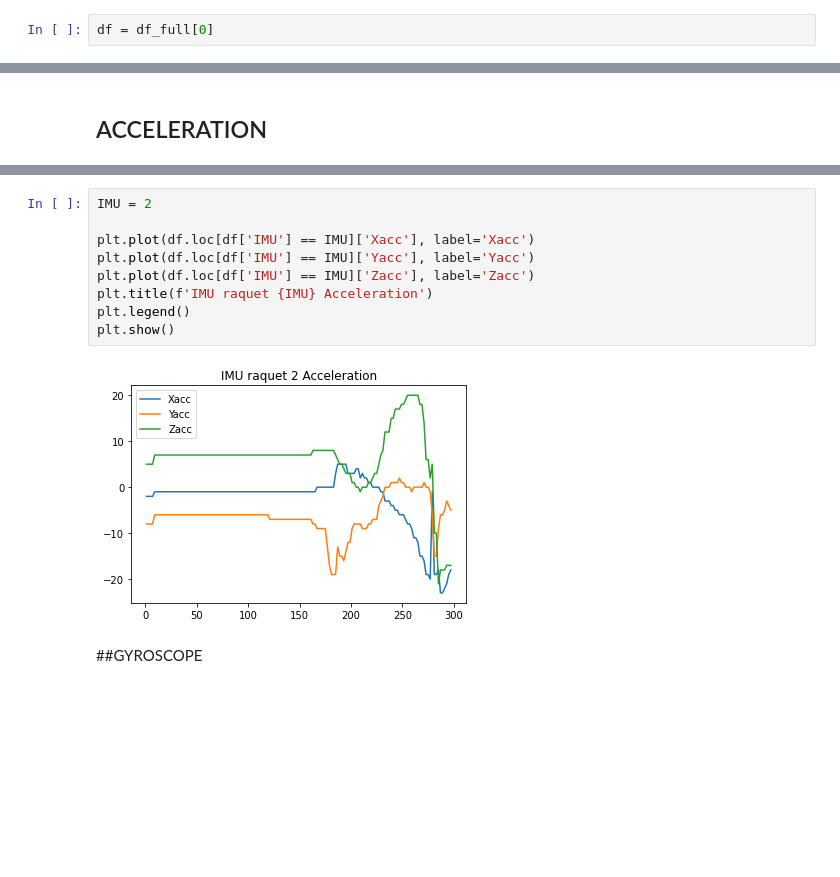
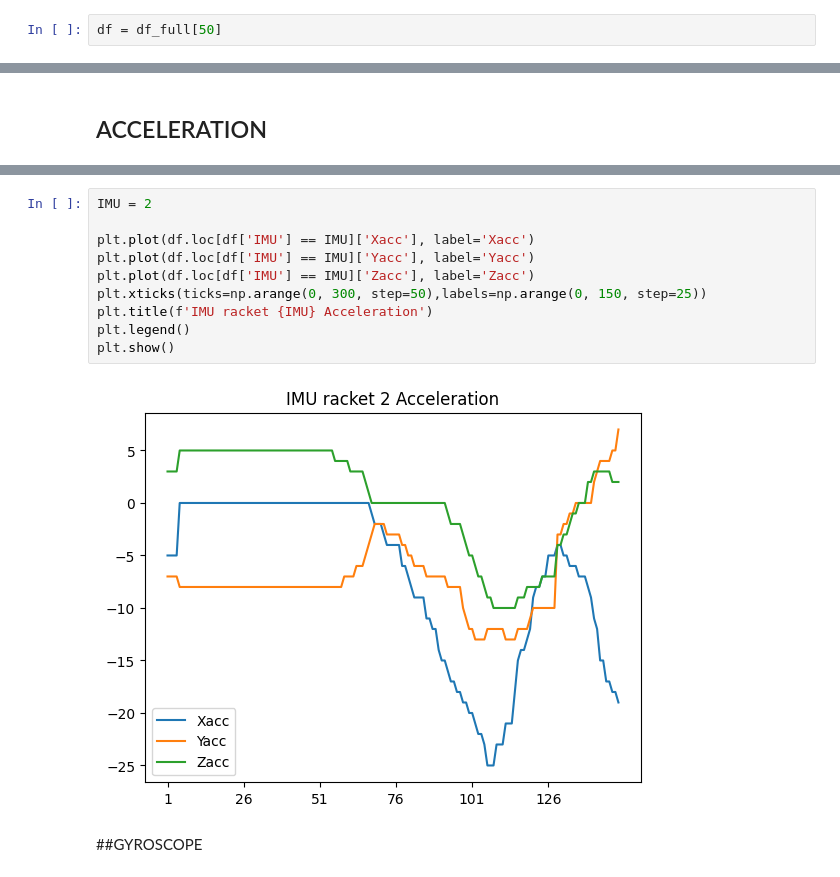
Before and after one commit to AML-neoCortex/TennisServePredictor, a Jupyter notebook: scripts/data_loading.ipynb, the cells around one changed output, grey strips where cells are left out. Drawn from its saved outputs; the diff is of its cells as text; blank space fills up the shorter version.

Commit message:
Modified visualisations

```diff
--- a/scripts/data_loading.ipynb
+++ b/scripts/data_loading.ipynb
@@ -64,6 +64,6 @@ df_full[0].head()
 5 rows × 25 columns
 # %%
-df = df_full[0]
+df = df_full[50]
 # %%
 df.head()
 # %% [output]
@@ -199,14 +199,15 @@ plt.show()
 # %%
 IMU = 2
 
 plt.plot(df.loc[df['IMU'] == IMU]['Xacc'], label='Xacc')
 plt.plot(df.loc[df['IMU'] == IMU]['Yacc'], label='Yacc')
 plt.plot(df.loc[df['IMU'] == IMU]['Zacc'], label='Zacc')
-plt.title(f'IMU raquet {IMU} Acceleration')
+plt.xticks(ticks=np.arange(0, 300, step=50),labels=np.arange(0, 150, step=25))
+plt.title(f'IMU racket {IMU} Acceleration')
 plt.legend()
 plt.show()
 # %% [output]
-[figure, old version]
+[figure, new version]
 # %% [markdown]
 ##GYROSCOPE
 # %%
```
Also changed, not shown: parts of 12 cells of this notebook.
